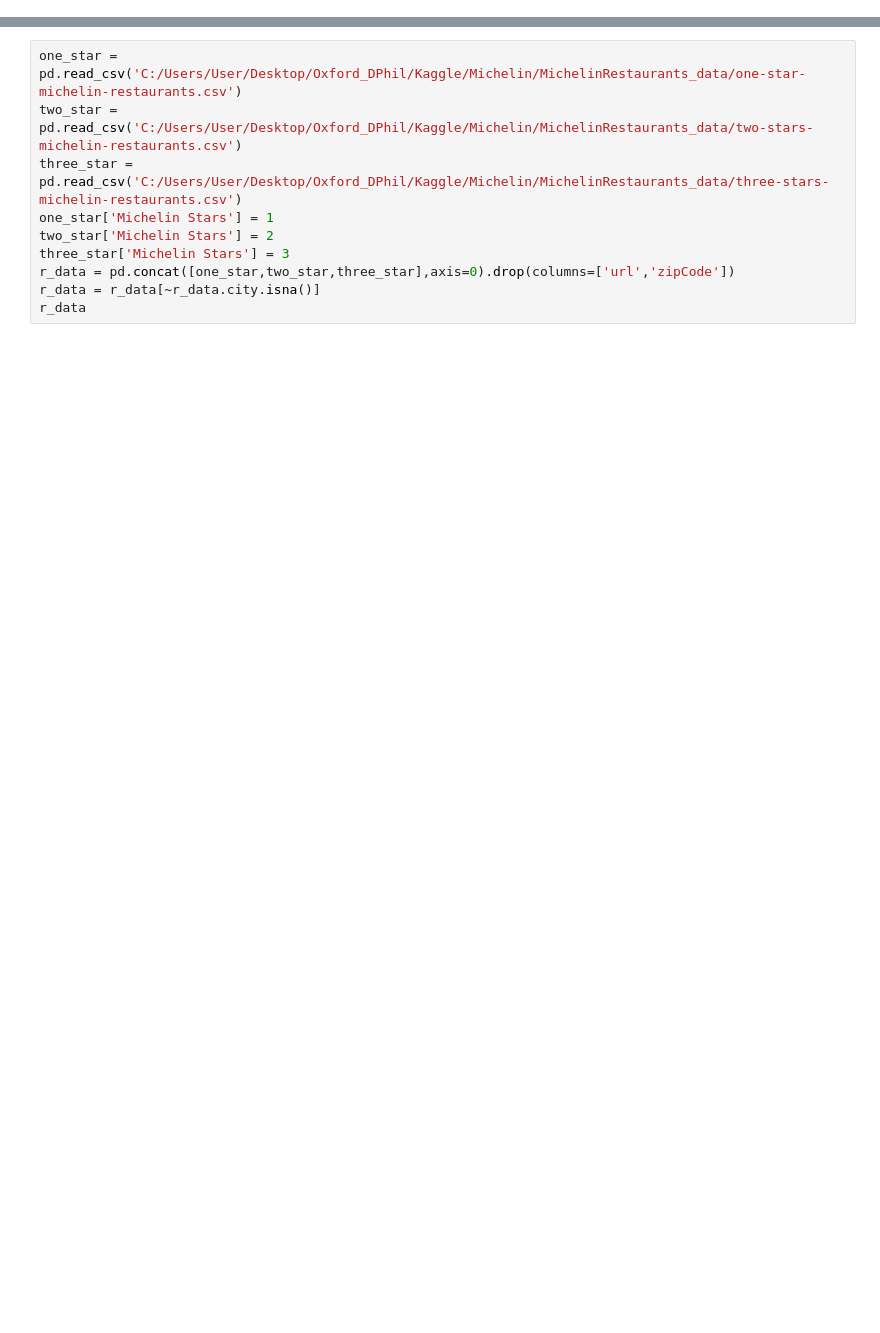
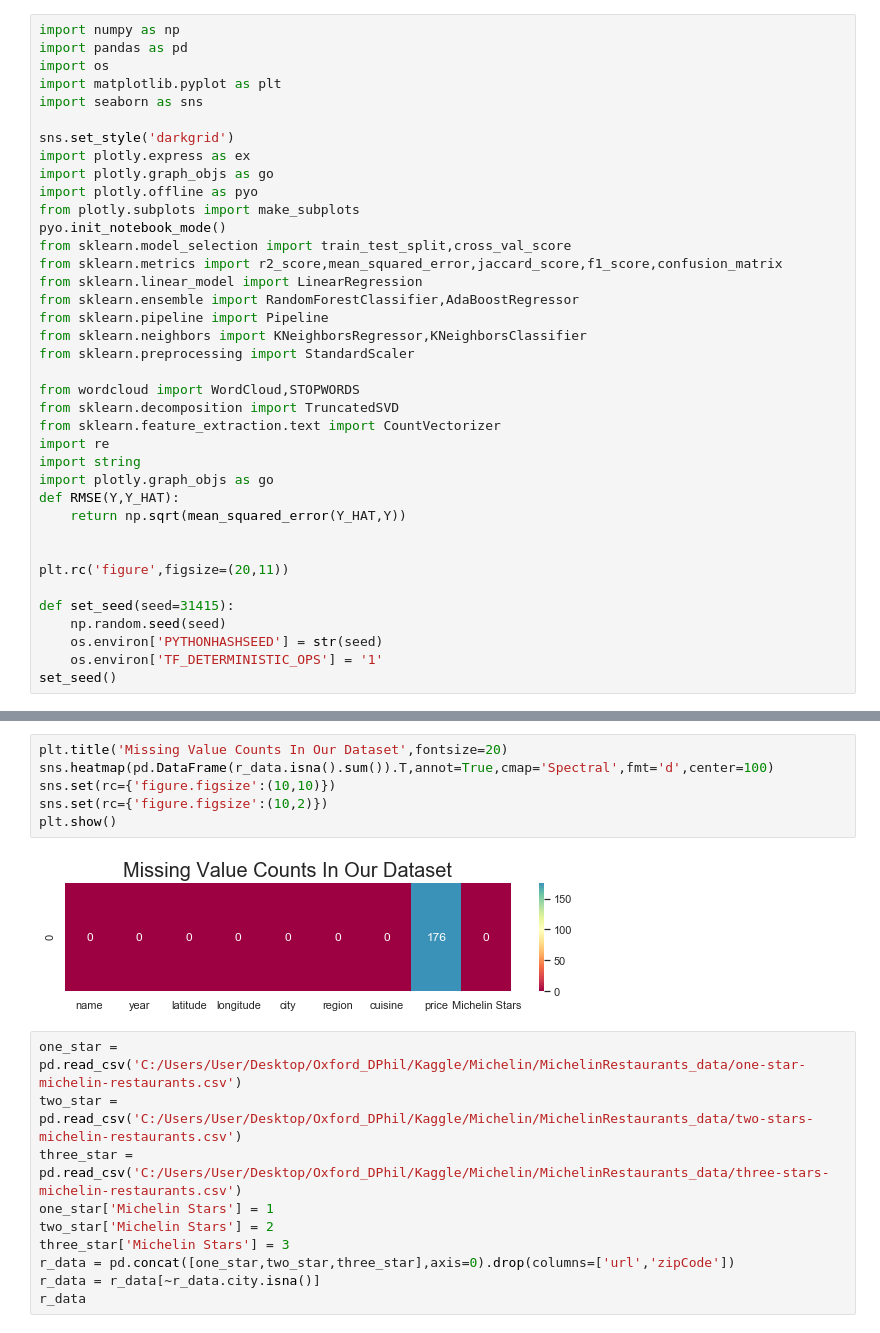
Before and after one commit to cheriewong/Kaggle, a Jupyter notebook: Michelin/Michelin Restaurants EDA.ipynb, the cells around one changed output, grey strips where cells are left out. Saved outputs shown, nothing was run; the diff lists cells and outputs as text; blank space fills up the shorter version.

```diff
--- a/Michelin/Michelin Restaurants EDA.ipynb
+++ b/Michelin/Michelin Restaurants EDA.ipynb
@@ -5,0 +1,38 @@ import seaborn as sns
+# %%
+import numpy as np
+import pandas as pd
+import os
+import matplotlib.pyplot as plt
+import seaborn as sns
+
+sns.set_style('darkgrid')
+import plotly.express as ex
+import plotly.graph_objs as go
+import plotly.offline as pyo
+from plotly.subplots import make_subplots
+pyo.init_notebook_mode()
+from sklearn.model_selection import train_test_split,cross_val_score
+from sklearn.metrics import r2_score,mean_squared_error,jaccard_score,f1_score,confusion_matrix
+from sklearn.linear_model import LinearRegression
+from sklearn.ensemble import RandomForestClassifier,AdaBoostRegressor
+from sklearn.pipeline import Pipeline
+from sklearn.neighbors import KNeighborsRegressor,KNeighborsClassifier
+from sklearn.preprocessing import StandardScaler
+
+from wordcloud import WordCloud,STOPWORDS
+from sklearn.decomposition import TruncatedSVD
+from sklearn.feature_extraction.text import CountVectorizer
+import re
+import string
+import plotly.graph_objs as go
+def RMSE(Y,Y_HAT):
+    return np.sqrt(mean_squared_error(Y_HAT,Y))
+
+
+plt.rc('figure',figsize=(20,11))
+
+def set_seed(seed=31415):
+    np.random.seed(seed)
+    os.environ['PYTHONHASHSEED'] = str(seed)
+    os.environ['TF_DETERMINISTIC_OPS'] = '1'
+set_seed()
@@ -6,3 +41,11 @@ import seaborn as sns
+# %%
+plt.title('Missing Value Counts In Our Dataset',fontsize=20)
+sns.heatmap(pd.DataFrame(r_data.isna().sum()).T,annot=True,cmap='Spectral',fmt='d',center=100)
+sns.set(rc={'figure.figsize':(10,10)})
+sns.set(rc={'figure.figsize':(10,2)})
+plt.show()
+# %% [output]
+[figure, added]
 # %%
 one_star = pd.read_csv('C:/Users/User/Desktop/Oxford_DPhil/Kaggle/Michelin/MichelinRestaurants_data/one-star-michelin-restaurants.csv')
 two_star = pd.read_csv('C:/Users/User/Desktop/Oxford_DPhil/Kaggle/Michelin/MichelinRestaurants_data/two-stars-michelin-restaurants.csv')
```
Also changed, not shown: parts of 10 cells of this notebook.
